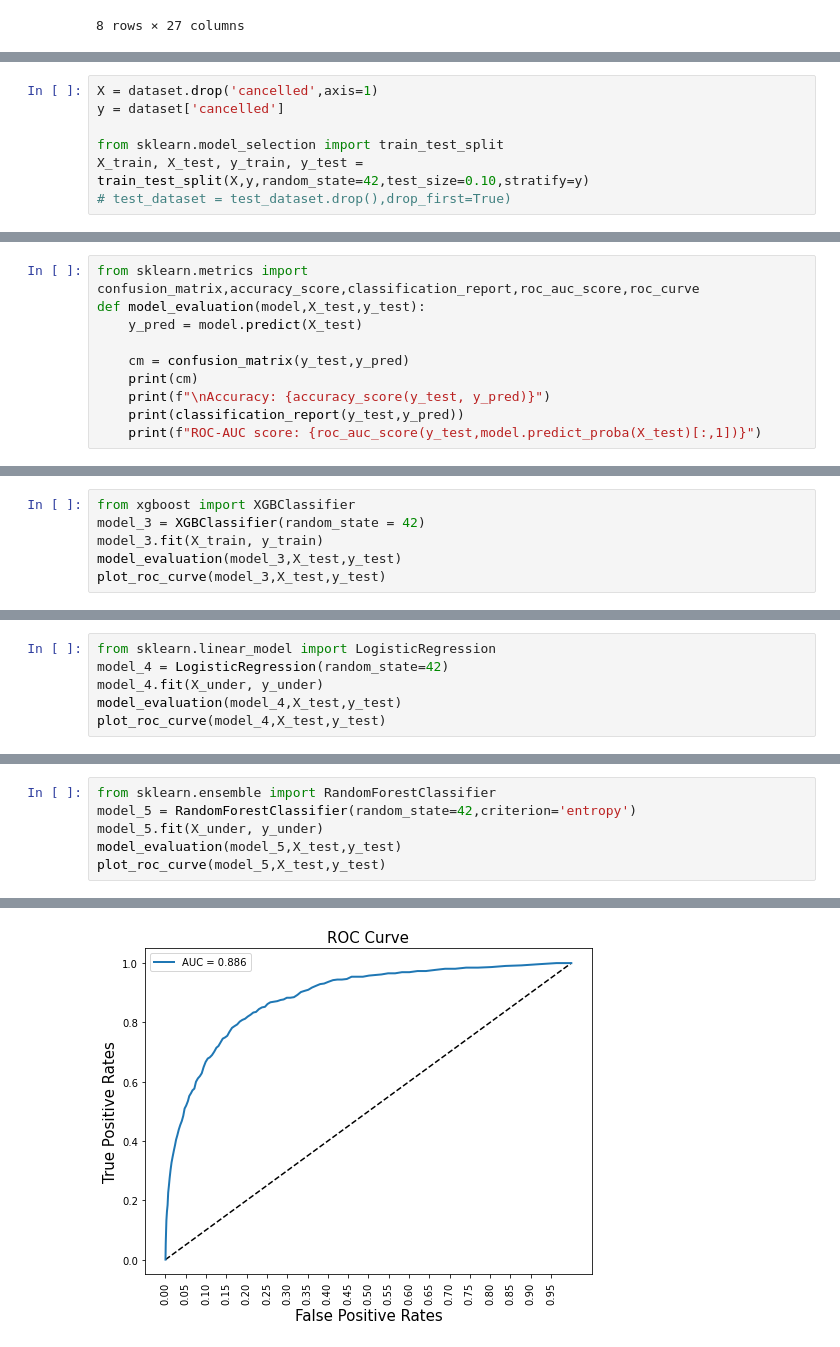
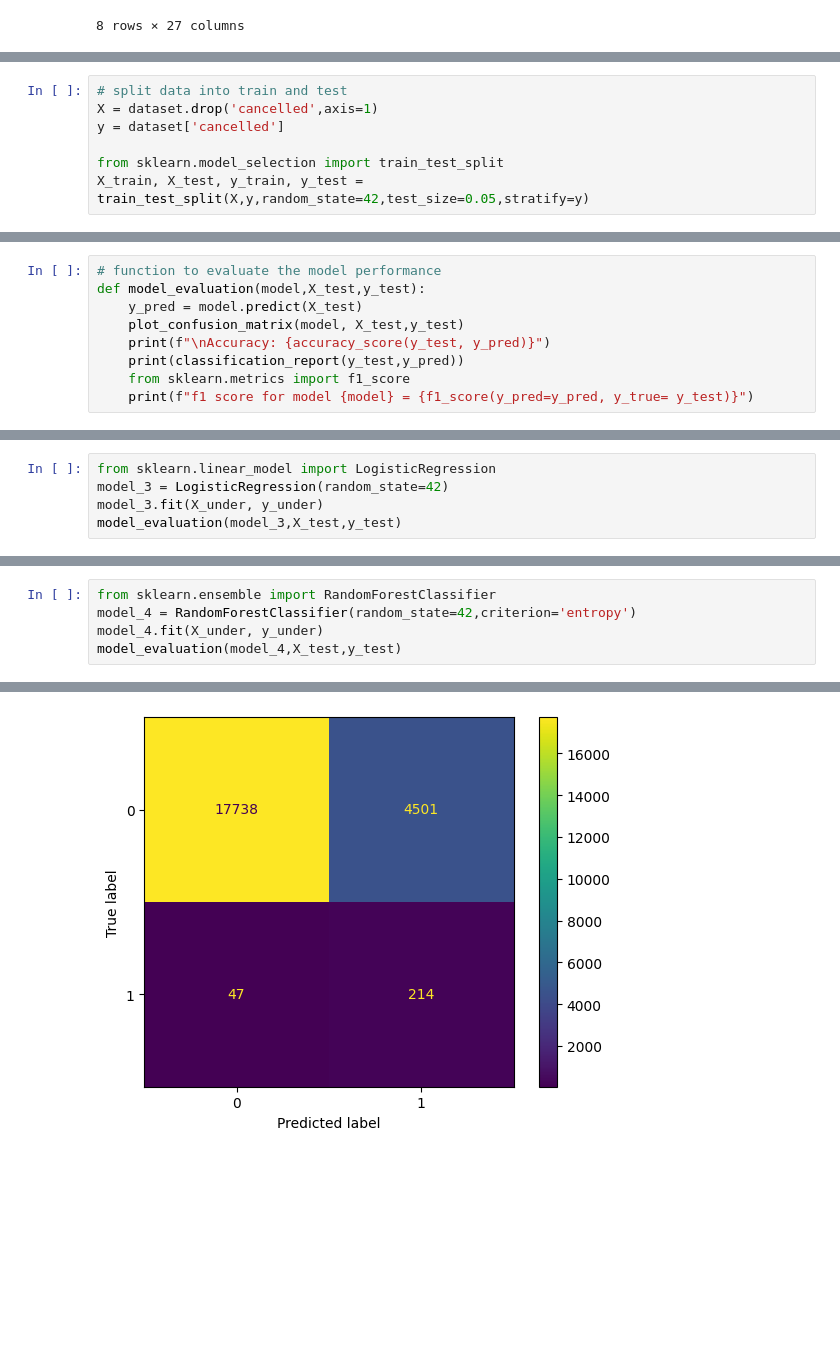
Before and after one commit to 07UPENDRA/Rider-driven-cancellation-Prediction, a Jupyter notebook: final_code.ipynb, the cells around one changed output, grey strips where cells are left out. Cells and saved outputs as stored; diff of their text form; blank space fills up the shorter version.

```diff
--- a/final_code.ipynb
+++ b/final_code.ipynb
@@ -321,7 +317,7 @@ test_dataset.drop(['order_time', 'order_id', 'order_date', 'allot_time', 'accept
 # %%
+# split data into train and test
 X = dataset.drop('cancelled',axis=1)
 y = dataset['cancelled']
 
 from sklearn.model_selection import train_test_split
-X_train, X_test, y_train, y_test = train_test_split(X,y,random_state=42,test_size=0.10,stratify=y)
-# test_dataset = test_dataset.drop(),drop_first=True)
+X_train, X_test, y_train, y_test = train_test_split(X,y,random_state=42,test_size=0.05,stratify=y)
@@ -350,10 +330,9 @@ memory usage: 101.1 MB
 # %%
-from sklearn.metrics import confusion_matrix,accuracy_score,classification_report,roc_auc_score,roc_curve
+# function to evaluate the model performance
 def model_evaluation(model,X_test,y_test):
     y_pred = model.predict(X_test)
-
-    cm = confusion_matrix(y_test,y_pred)
-    print(cm)
+    plot_confusion_matrix(model, X_test,y_test)
     print(f"\nAccuracy: {accuracy_score(y_test, y_pred)}")
     print(classification_report(y_test,y_pred))
-    print(f"ROC-AUC score: {roc_auc_score(y_test,model.predict_proba(X_test)[:,1])}")
+    from sklearn.metrics import f1_score
+    print(f"f1 score for model {model} = {f1_score(y_pred=y_pred, y_true= y_test)}")
@@ -425,6 +378,0 @@ Best Threshold=0.010000
-# %%
-from xgboost import XGBClassifier
-model_3 = XGBClassifier(random_state = 42)
-model_3.fit(X_train, y_train)
-model_evaluation(model_3,X_test,y_test)
-plot_roc_curve(model_3,X_test,y_test)
@@ -459,7 +391,6 @@ Undersample dataset shape Counter({0: 4695, 1: 4695})
 # %%
 from sklearn.linear_model import LogisticRegression
-model_4 = LogisticRegression(random_state=42)
-model_4.fit(X_under, y_under)
-model_evaluation(model_4,X_test,y_test)
-plot_roc_curve(model_4,X_test,y_test)
+model_3 = LogisticRegression(random_state=42)
+model_3.fit(X_under, y_under)
+model_evaluation(model_3,X_test,y_test)
 # %% [output]
@@ -482,7 +409,6 @@ Best Threshold=0.568255
 # %%
 from sklearn.ensemble import RandomForestClassifier
-model_5 = RandomForestClassifier(random_state=42,criterion='entropy')
-model_5.fit(X_under, y_under)
-model_evaluation(model_5,X_test,y_test)
-plot_roc_curve(model_5,X_test,y_test)
+model_4 = RandomForestClassifier(random_state=42,criterion='entropy')
+model_4.fit(X_under, y_under)
+model_evaluation(model_4,X_test,y_test)
 # %% [output]
@@ -504 +426 @@ Best Threshold=0.540000
-[figure, old version]
+[figure, new version]
```
Also changed, not shown: parts of 58 cells of this notebook.
